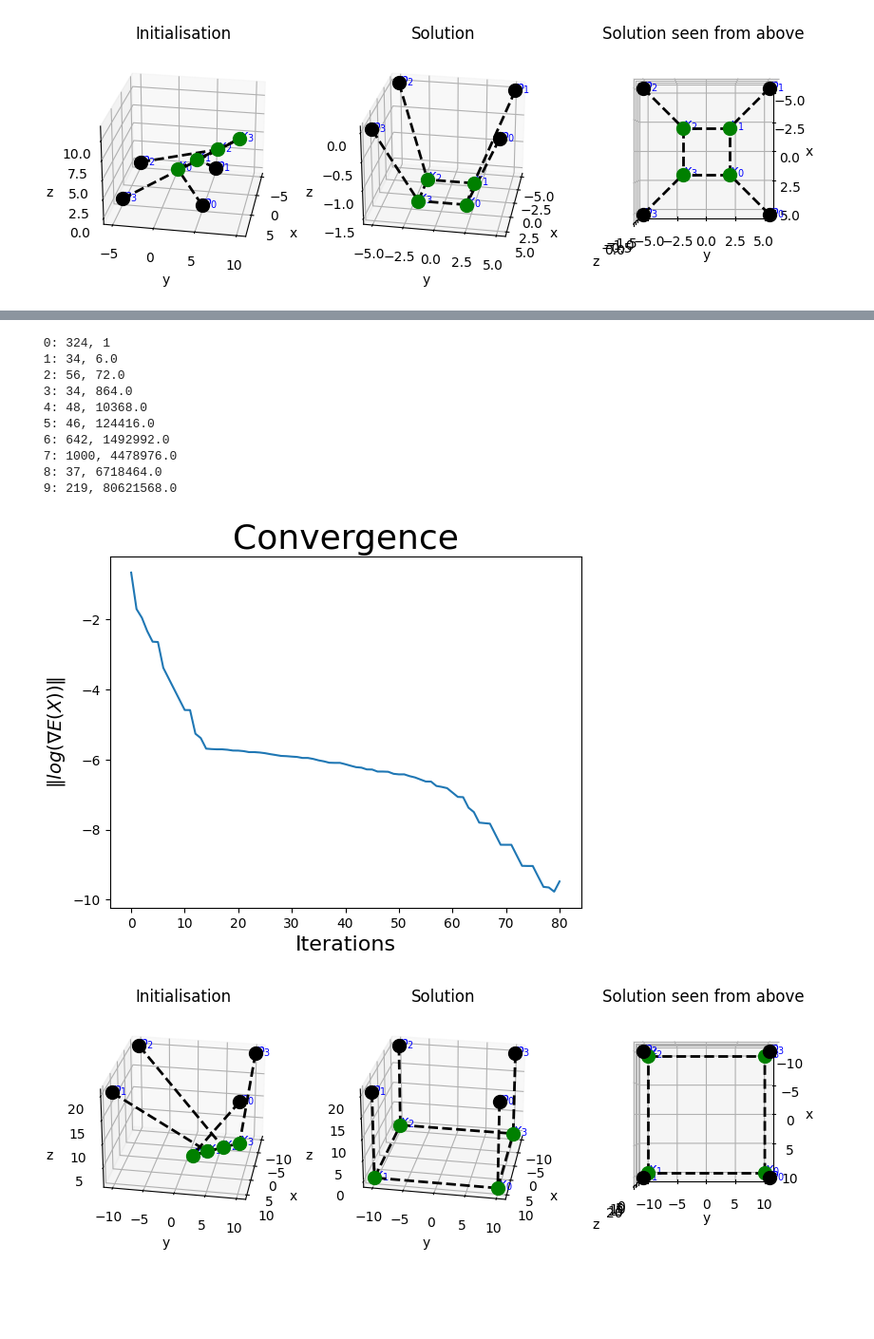
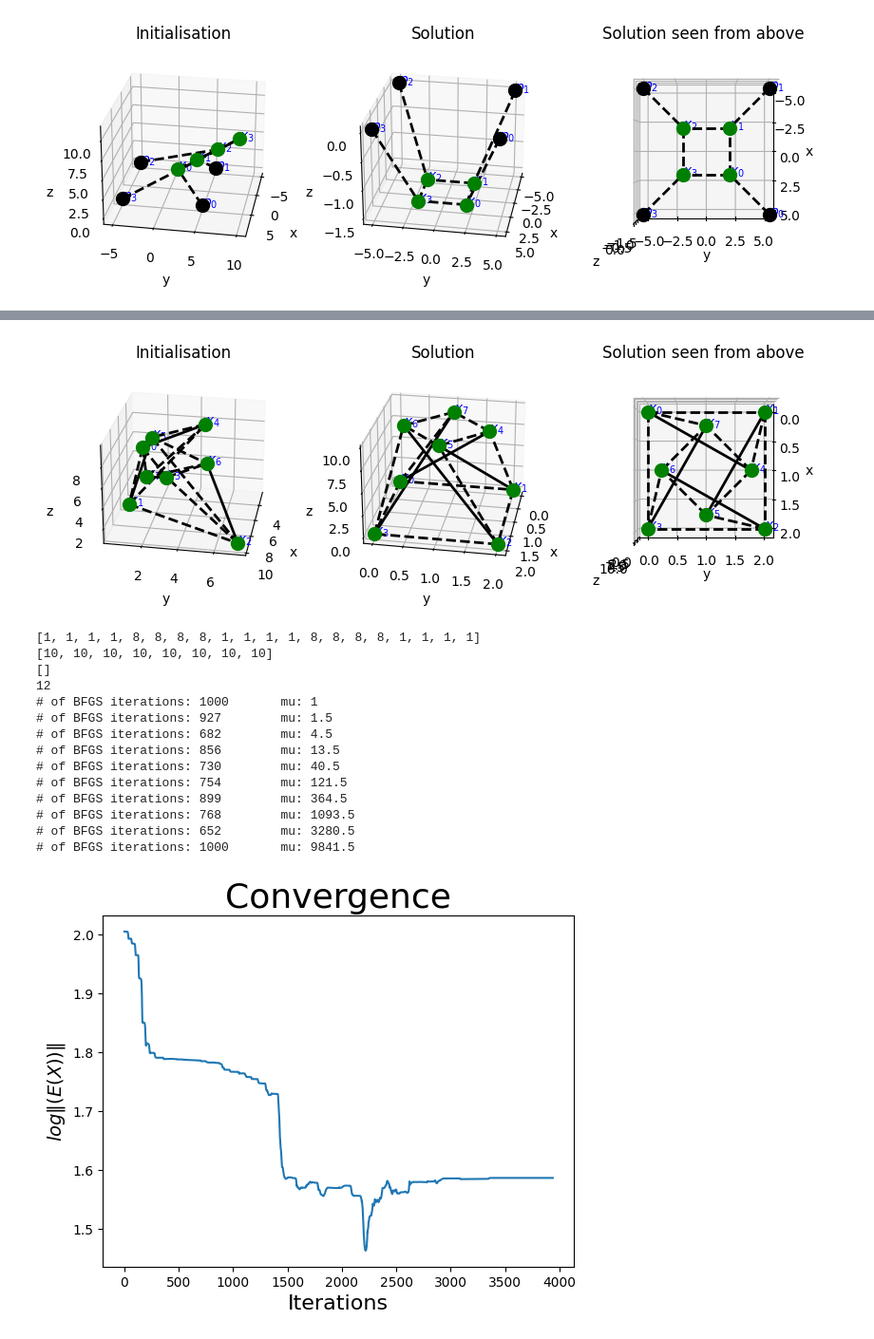
Before and after one commit to otkulseng/Opt1_Project, a Jupyter notebook: Kode/experiments.ipynb, the cells around one changed output, grey strips where cells are left out. Shown: that part at 95% size. Saved outputs shown, nothing was run; the diff lists cells and outputs as text; code cells hidden in the pictures; blank space fills up the shorter version.

```diff
--- a/Kode/experiments.ipynb
+++ b/Kode/experiments.ipynb
@@ -44,0 +66,5 @@ if SAVE_TO_FILE:
+# %%
+ts =  TEST.LOCALMIN
+x0 = -np.arange(3 * len(ts.free_weights))
+res = bfgs(x0, ts.func, ts.grad, Niter=1000)
+fig, ax = ts.plot(res, x0)
@@ -52,7 +116,0 @@ if SAVE_TO_FILE:
-# %%
-ts =  TEST.LOCALMIN
-x0 = np.arange(3 * len(ts.free_weights))
-res, conv = bfgs(x0, ts.func, ts.grad, Niter=1000, convergence_plot=True)
-fig, ax = ts.plot(res, x0)
-if SAVE_TO_FILE:
-    plt.savefig("../Bilder/localminpos.pdf",bbox_inches='tight',pad_inches = 0)
@@ -61,7 +116,0 @@ if SAVE_TO_FILE:
-# %%
-ts =  TEST.LOCALMIN
-x0 = -np.arange(3 * len(ts.free_weights))
-res, conv = bfgs(x0, ts.func, ts.grad, Niter=1000, convergence_plot=True)
-fig, ax = ts.plot(res, x0)
-if SAVE_TO_FILE:
-    plt.savefig("../Bilder/localminneg.pdf", bbox_inches='tight',pad_inches = 0)
@@ -70,48 +159,47 @@ if SAVE_TO_FILE:
+# %%
+fig, ax = ts.plot(res, x0)
+# %% [output]
+[figure, added]
 # %%
-ts = TEST.SANITYCHECK
+ts = TEST.STORIES(2)
 x0 = np.arange(3 * len(ts.free_weights))
 
 mu = 1
 prev = x0
 for i in range(10):
     res, num = bfgs(prev, ts.func(mu), ts.grad(mu), Niter=1000, return_iteration=True)
-    print(f' {i}: {num}, {mu} ')
+    print(f'# of BFGS iterations: {num}\t mu: {mu} ')
 
     mu *= 1.5
     if num < 1000:
         mu *= 2
     if num < 500:
         mu *= 2
     if num < 250:
         mu *= 2
 
     mu = min(mu, 1e10)
 
     if np.linalg.norm(res - prev) < 1e-12:
         break
+
     prev = res
 
-res, conv = bfgs(res, ts.func(mu), ts.grad(mu), Niter=1000, convergence_plot=True)
-
-
+res = bfgs(res, ts.func(mu), ts.grad(mu), Niter=1000)
 conv_plot(conv)
-if SAVE_TO_FILE:
-    plt.savefig("../Bilder/sanitycheckconv.pdf", bbox_inches='tight',pad_inches = 0)
-
-fig, ax = ts.plot(res,x0)
-if SAVE_TO_FILE:
-    plt.savefig("../Bilder/sanitycheck.pdf", bbox_inches='tight',pad_inches = 0)
-#!
 # %% [output]
- 0: 324, 1
- 1: 34, 6.0
- 2: 56, 72.0
- 3: 34, 864.0
- 4: 48, 10368.0
- 5: 46, 124416.0
- 6: 642, 1492992.0
- 7: 1000, 4478976.0
- 8: 37, 6718464.0
- 9: 219, 80621568.0
+[1, 1, 1, 1, 8, 8, 8, 8, 1, 1, 1, 1, 8, 8, 8, 8, 1, 1, 1, 1]
+[10, 10, 10, 10, 10, 10, 10, 10]
+[]
+12
+# of BFGS iterations: 1000       mu: 1
+# of BFGS iterations: 927        mu: 1.5
+# of BFGS iterations: 682        mu: 4.5
+# of BFGS iterations: 856        mu: 13.5
+# of BFGS iterations: 730        mu: 40.5
+# of BFGS iterations: 754        mu: 121.5
+# of BFGS iterations: 899        mu: 364.5
+# of BFGS iterations: 768        mu: 1093.5
+# of BFGS iterations: 652        mu: 3280.5
+# of BFGS iterations: 1000       mu: 9841.5
-[figure, old version]
+[figure, new version]
-[figure, removed]
```
Also changed, not shown: parts of 16 cells of this notebook, 20 other files.
